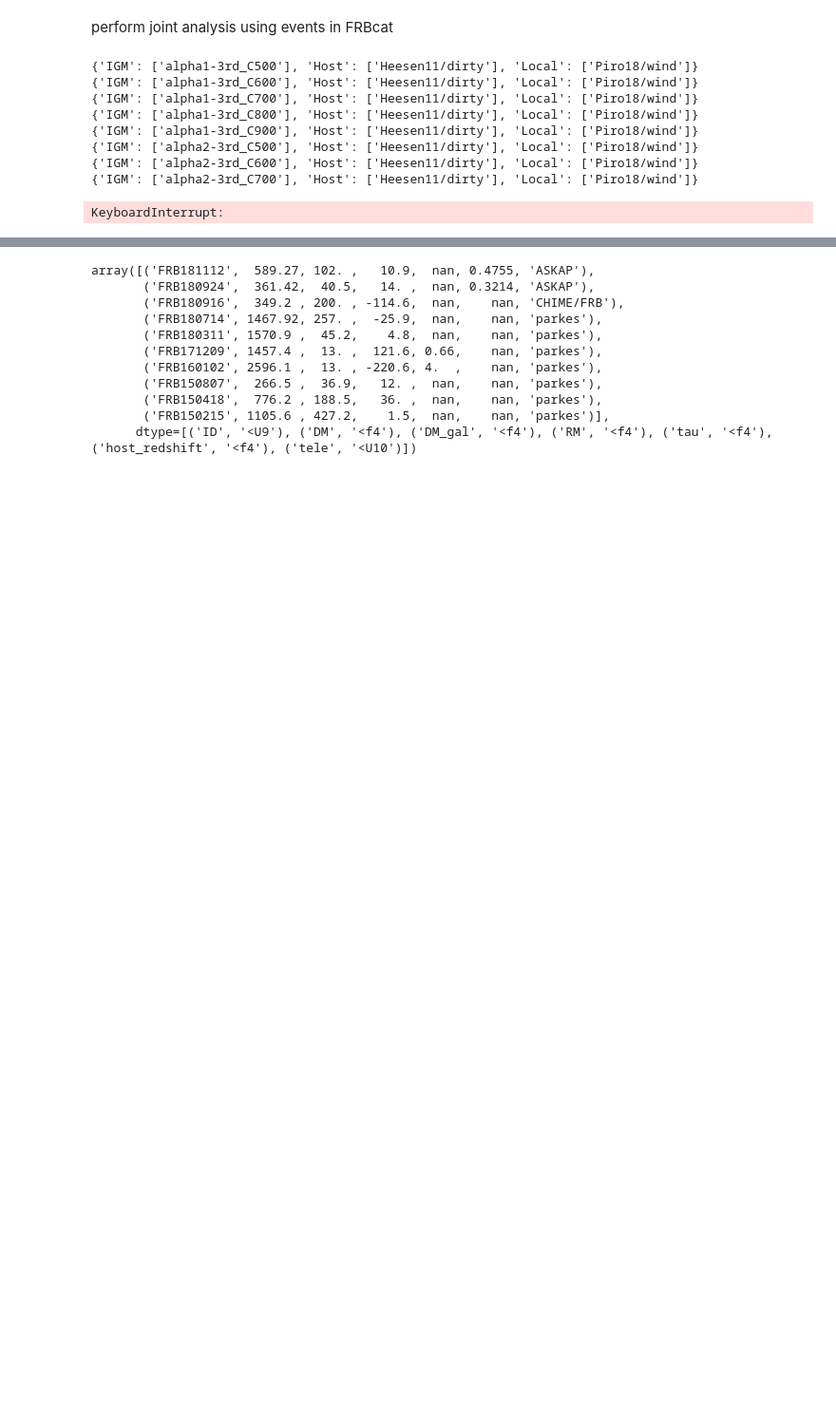
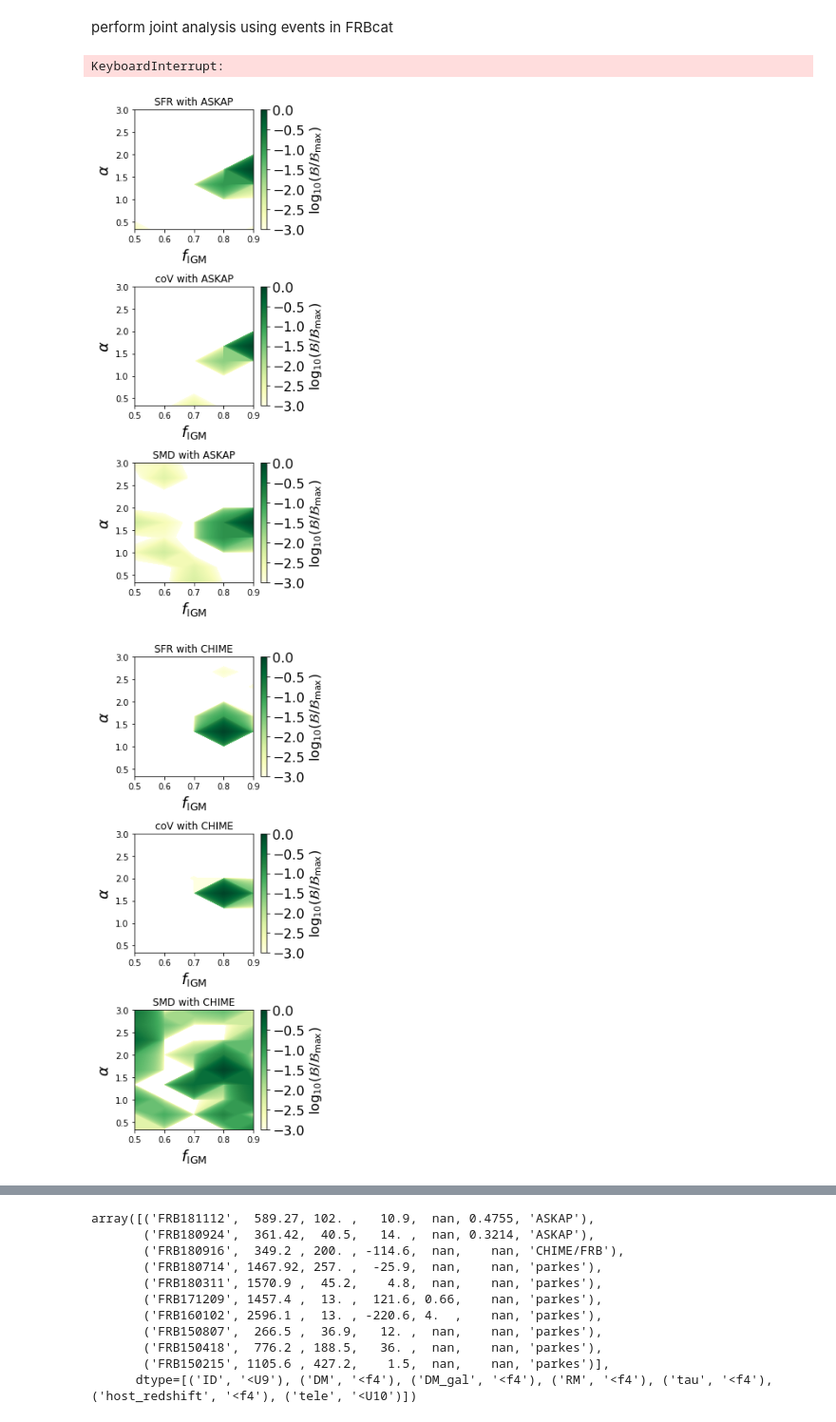
Before and after one commit to FRBs/PreFRBLE, a Jupyter notebook: notebooks/PreFRBLE_JointAnalysis_fIGM-alpha-population.ipynb, the cells around one changed output, grey strips where cells are left out. Shown at 95% size. Drawn from its saved outputs; the diff is of its cells as text; code cells hidden in the pictures; blank space fills up the shorter version.

```diff
--- a/notebooks/PreFRBLE_JointAnalysis_fIGM-alpha-population.ipynb
+++ b/notebooks/PreFRBLE_JointAnalysis_fIGM-alpha-population.ipynb
@@ -268,27 +349,55 @@ for i_p in trange( len(populations) ):
             for i_f, f_IGM in enumerate( f_IGMs ):
                 tmp = scenario_test.copy()
                 tmp['IGM'] = [ "%s_C%.0f" % ( model, f_IGM*1000 ) ]
-                print(tmp)
+#                print(tmp)
                 bayes[i_p,i_t,i_a,i_f] = BayesFactorCombined( DMs=DMs, RMs=RMs, scenario1=tmp, scenario2=scenario0, population=population, telescope=telescope)
 # %% [output]
-{'IGM': ['alpha1-3rd_C500'], 'Host': ['Heesen11/dirty'], 'Local': ['Piro18/wind']}
-{'IGM': ['alpha1-3rd_C600'], 'Host': ['Heesen11/dirty'], 'Local': ['Piro18/wind']}
-{'IGM': ['alpha1-3rd_C700'], 'Host': ['Heesen11/dirty'], 'Local': ['Piro18/wind']}
-{'IGM': ['alpha1-3rd_C800'], 'Host': ['Heesen11/dirty'], 'Local': ['Piro18/wind']}
-{'IGM': ['alpha1-3rd_C900'], 'Host': ['Heesen11/dirty'], 'Local': ['Piro18/wind']}
-{'IGM': ['alpha2-3rd_C500'], 'Host': ['Heesen11/dirty'], 'Local': ['Piro18/wind']}
-{'IGM': ['alpha2-3rd_C600'], 'Host': ['Heesen11/dirty'], 'Local': ['Piro18/wind']}
-{'IGM': ['alpha2-3rd_C700'], 'Host': ['Heesen11/dirty'], 'Local': ['Piro18/wind']}
+KeyboardInterrupt:
-KeyboardInterrupt:
+# %%
+bayes = 10**( -2-5*np.random.rand(  len(populations), len(telescopes), len(alphas), len(f_IGMs)  ) )
+
+bayes[:,:,3:5,3:5] *= 1000
 # %%
+#fig, axss = plt.subplots( len(populations), len(telescopes), figsize=(4*len(populations), 3*(1+len(telescopes)) ) )
+#for i_t, (telescope, axs) in enumerate( zip( telescopes, axss) ):
+for i_t, telescope in enumerate( telescopes ):
+#    fig, axs = plt.subplots( 1, len(populations), figsize=(4*len(populations),3 ) )
+    fig, axs = plt.subplots( len(populations), 1, figsize=(4, len(populations)*3 ) )
+    for i_p, (population, ax) in enumerate( zip(populations, axs) ):
+        PlotBayes2D( P_min=1e-3, bayes=bayes[i_p,i_t], y=alphas, x=f_IGMs, ylabel=r"$\alpha$", xlabel=r"$f_{\rm IGM}$", ax=ax, plane=True )
+        ax.set_title( '%s with %s' % (population, labels[telescope]))
+    fig.tight_layout()
 
-fig, axss = plt.subplots( len(populations)+1, len(telescopes), figsize=(4*len(telescopes), 3*(1+len(populations)) ) )
-for i_p, (population, axs) in enumerate( zip(populations, axss) ):
-    for i_t, (telescope, ax) in enumerate( zip( telescopes, axs) ):
-        PlotBayes2D( bayes=bayes[i_p,i_t], y=alphas, x=f_IGMs, ylabel=r"$\alpha$", xlabel=r"$f_{\rm IGM}$", ax=ax, plane=True )
-        ax.set_title( '%s with %s' % (population, telescope))
+posterior_fIGM = np.genfromtxt("posterior_fIGM.npy").reshape(len(populations),len(f_IGMs))
+prior_alpha = np.ones( len( alphas ) )
 
-b = np.prod( bayes, axis=1 )
-for i_p, (population, ax) in enumerate( zip(populations, axss[-1]) ):
-    PlotBayes2D( bayes=b[i_p], y=alphas, x=f_IGMs, ylabel=r"$\alpha$", xlabel=r"$f_{\rm IGM}$", ax=ax, plane=True )
+## posterior only for Parkes
+posterior = bayes[:,-1] * prior_alpha.reshape([1,len(alphas),1]) * posterior_fIGM.reshape( [len(populations),1,len(f_IGMs)] )
+
+fig, axs = plt.subplots( 1, len(populations), figsize=(4*len(populations), 3 ) )
+for i_p, (population, ax) in enumerate( zip(populations, axs) ):
+    PlotBayes2D( P_min=1e-3, bayes=posterior[i_p], y=alphas, x=f_IGMs, ylabel=r"$\alpha$", xlabel=r"$f_{\rm IGM}$", ax=ax, plane=True, posterior=True )
+    ax.set_title( '%s with Parkes' % population)
+fig.tight_layout()
+
+
+
+
+B = np.prod( bayes, axis=1 )
+fig, axs = plt.subplots( 1, len(populations), figsize=(4*len(populations), 3 ) )
+for i_p, (population, ax) in enumerate( zip(populations, axs) ):
+    PlotBayes2D( P_min=1e-3, bayes=B[i_p], y=alphas, x=f_IGMs, ylabel=r"$\alpha$", xlabel=r"$f_{\rm IGM}$", ax=ax, plane=True )
     ax.set_title( '%s combined' % population)
+fig.tight_layout()
+
+posterior = B * prior_alpha.reshape([1,len(alphas),1]) * posterior_fIGM.reshape( [len(populations),1,len(f_IGMs)] )
+
+#fig, axs = plt.subplots( 1, len(populations), figsize=(4*len(populations), 3 ) )
+fig, axs = plt.subplots( len(populations), 1, figsize=(4, len(populations)*3 ) )
+for i_p, (population, ax) in enumerate( zip(populations, axs) ):
+    PlotBayes2D( P_min=1e-3, bayes=posterior[i_p], y=alphas, x=f_IGMs, ylabel=r"$\alpha$", xlabel=r"$f_{\rm IGM}$", ax=ax, plane=True, posterior=True )
+    ax.set_title( '%s combined' % population)
+fig.tight_layout()
+# %% [output]
+[figure, added]
+[figure, added]
```
Also changed, not shown: parts of 8 cells of this notebook, 11 other files.
